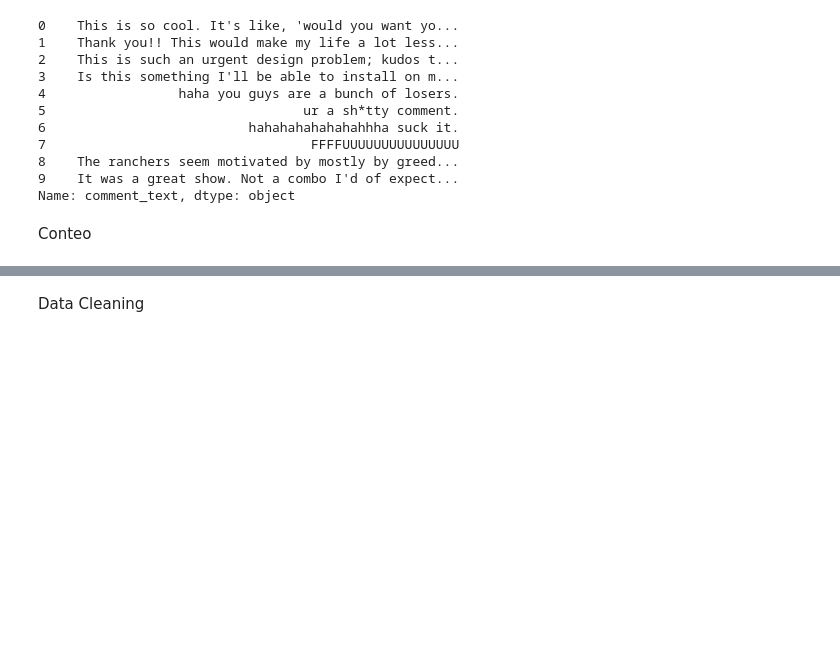
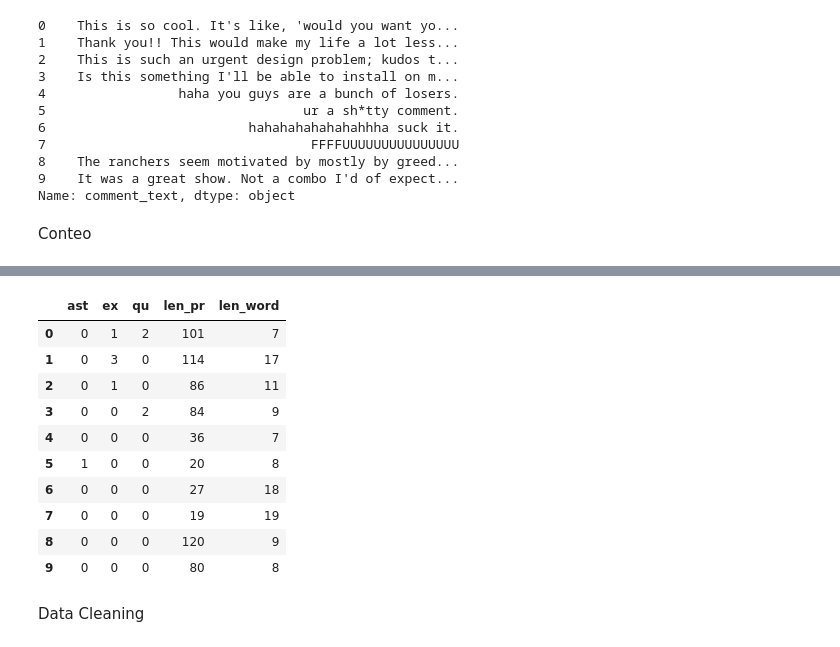
Before and after one commit to rodgomrod/kaggle_toxicity, a Jupyter notebook: Notebooks/Exploracion_datos.ipynb, the cells around one changed output, grey strips where cells are left out. Saved outputs shown, nothing was run; the diff lists cells and outputs as text; code cells hidden in the pictures; blank space fills up the shorter version.

```diff
--- a/Notebooks/Exploracion_datos.ipynb
+++ b/Notebooks/Exploracion_datos.ipynb
@@ -45,4 +46,4 @@ logging.warning("Comienzo script")
 # %% [markdown]
 # Datos
 # %%
-train = pd.read_csv('../data/train.csv', usecols=['comment_text', 'target'], nrows=500000)
+train = pd.read_csv('../data/train.csv', usecols=['comment_text', 'target'], nrows=100000)
@@ -81,3 +84,10 @@ text_data.head(10)
 Name: comment_text, dtype: object
 # %% [markdown]
 Conteo
+# %%
+%%time
+count_ast = [phrase.count('*') for phrase in text_data]
+count_ex = [phrase.count('!') for phrase in text_data]
+count_qu = [phrase.count('?') for phrase in text_data]
+len_pr = [len(phrase) for phrase in text_data]
+len_max_word = [max([len(x) for x in phrase.split()]) for phrase in text_data]
@@ -84,3 +97,23 @@ Conteo
+# %%
+data_extra = pd.DataFrame({'ast': count_ast,
+                          'ex': count_ex,
+                          'qu': count_qu,
+                          'len_pr': len_pr,
+                          'len_word': len_max_word})
+
+data_extra.head(10)
+# %% [output]
+|  | ast | ex | qu | len_pr | len_word |
+| 0 | 0 | 1 | 2 | 101 | 7 |
+| 1 | 0 | 3 | 0 | 114 | 17 |
+| 2 | 0 | 1 | 0 | 86 | 11 |
+| 3 | 0 | 0 | 2 | 84 | 9 |
+| 4 | 0 | 0 | 0 | 36 | 7 |
+| 5 | 1 | 0 | 0 | 20 | 8 |
+| 6 | 0 | 0 | 0 | 27 | 18 |
+| 7 | 0 | 0 | 0 | 19 | 19 |
+| 8 | 0 | 0 | 0 | 120 | 9 |
+| 9 | 0 | 0 | 0 | 80 | 8 |
 # %% [markdown]
 Data Cleaning
 # %%
```
Also changed, not shown: parts of 24 cells of this notebook.
